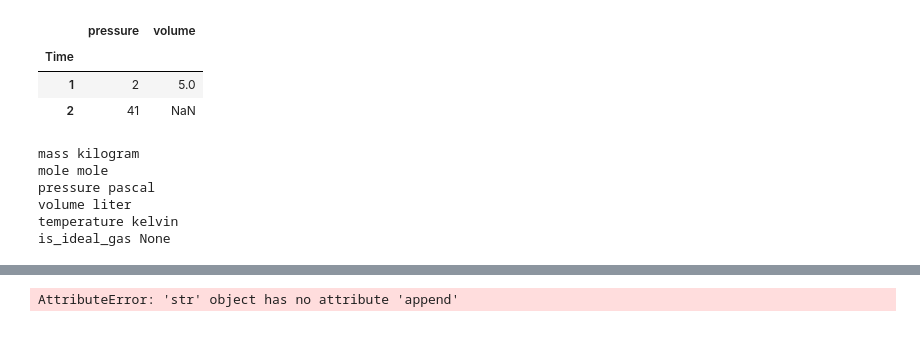
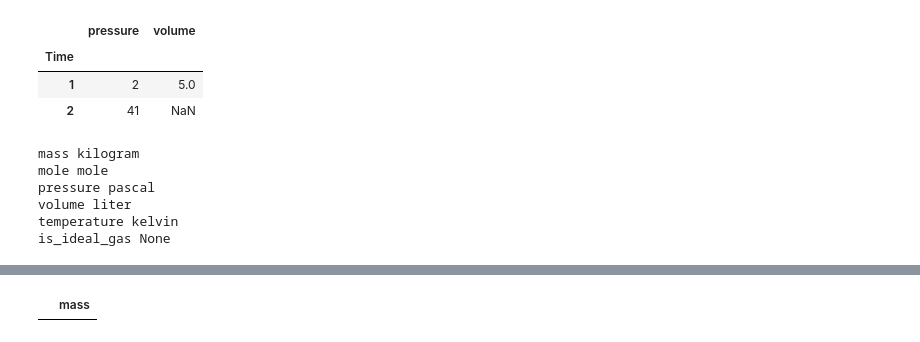
Before and after one commit to xrsrke/exex, a Jupyter notebook: tutorials/10_gases.ipynb, the cells around one changed output, grey strips where cells are left out. Cells and saved outputs as stored; diff of their text form; code cells hidden in the pictures.

```diff
--- a/tutorials/10_gases.ipynb
+++ b/tutorials/10_gases.ipynb
@@ -147,4 +151,6 @@ x = 'x'
-# %%
-k.append(x)na
-# %% [output]
-AttributeError: 'str' object has no attribute 'append'
+# %%
+df = pd.DataFrame(dta, columns=['mass'])
+# %%
+df
+# %% [output]
+|  | mass |
```
Also changed, not shown: parts of 9 cells of this notebook, 2 other files.
